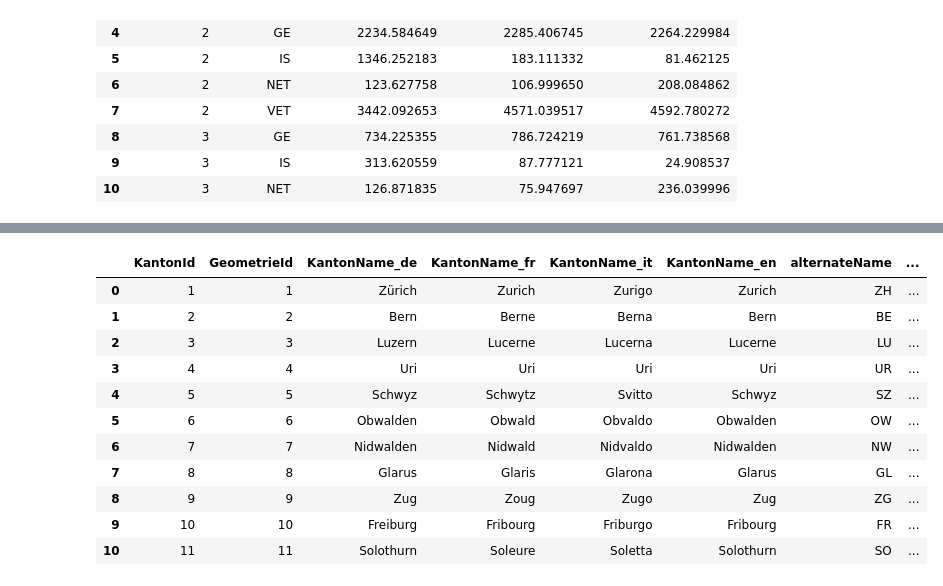
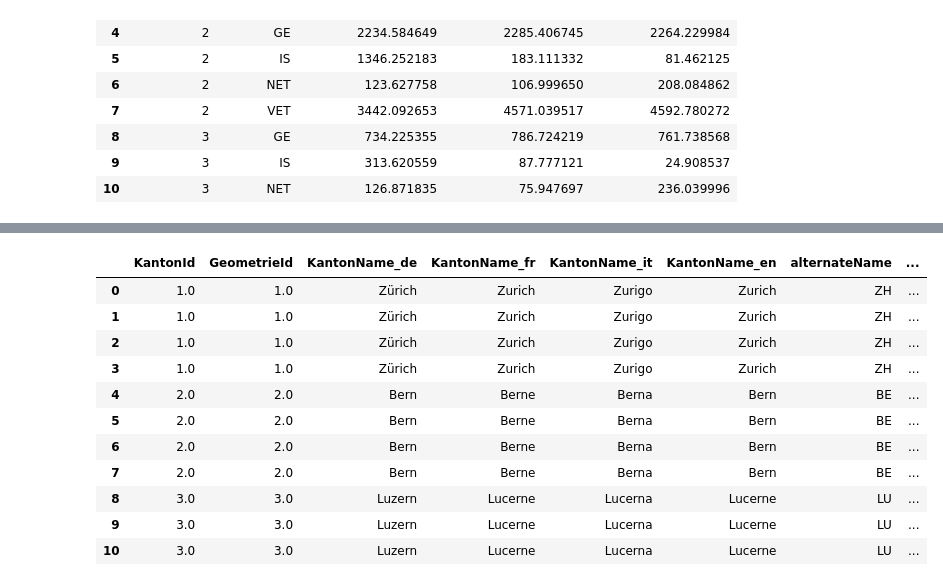
Before and after one commit to CptMeh/TREE-Visualisation, a Jupyter notebook: data/data_curration.ipynb, the cells around one changed output, grey strips where cells are left out. Saved outputs shown, nothing was run; the diff lists cells and outputs as text; code cells hidden in the pictures.

Commit message:
Data Curration

```diff
--- a/data/data_curration.ipynb
+++ b/data/data_curration.ipynb
@@ -233,22 +178,23 @@ result_df.head(11)
+# %%
+multi_index_df = final_df.set_index(['aes_canton', 'education'])
+multi_index_df.to_csv('./study-data/currated_data.csv')
 # %%
 swiss_map = gpd.read_file('./geo-data/landesforstinventar-kantone_2056.geojson')
 # %%
-
-
-map_data = swiss_map.merge(result_df, how='left', left_on='KantonId', right_on='aes_canton')
+map_data = swiss_map.merge(multi_index_df, how='right', left_on='KantonId', right_on='aes_canton')
 map_data.head(11)
 # %% [output]
 |  | KantonId | GeometrieId | KantonName_de | KantonName_fr | KantonName_it | KantonName_en | alternateName | ... |
-| 0 | 1 | 1 | Zürich | Zurich | Zurigo | Zurich | ZH | ... |
-| 1 | 2 | 2 | Bern | Berne | Berna | Bern | BE | ... |
-| 2 | 3 | 3 | Luzern | Lucerne | Lucerna | Lucerne | LU | ... |
-| 3 | 4 | 4 | Uri | Uri | Uri | Uri | UR | ... |
-| 4 | 5 | 5 | Schwyz | Schwytz | Svitto | Schwyz | SZ | ... |
-| 5 | 6 | 6 | Obwalden | Obwald | Obvaldo | Obwalden | OW | ... |
-| 6 | 7 | 7 | Nidwalden | Nidwald | Nidvaldo | Nidwalden | NW | ... |
-| 7 | 8 | 8 | Glarus | Glaris | Glarona | Glarus | GL | ... |
-| 8 | 9 | 9 | Zug | Zoug | Zugo | Zug | ZG | ... |
-| 9 | 10 | 10 | Freiburg | Fribourg | Friburgo | Fribourg | FR | ... |
-| 10 | 11 | 11 | Solothurn | Soleure | Soletta | Solothurn | SO | ... |
+| 0 | 1.0 | 1.0 | Zürich | Zurich | Zurigo | Zurich | ZH | ... |
+| 1 | 1.0 | 1.0 | Zürich | Zurich | Zurigo | Zurich | ZH | ... |
+| 2 | 1.0 | 1.0 | Zürich | Zurich | Zurigo | Zurich | ZH | ... |
+| 3 | 1.0 | 1.0 | Zürich | Zurich | Zurigo | Zurich | ZH | ... |
+| 4 | 2.0 | 2.0 | Bern | Berne | Berna | Bern | BE | ... |
+| 5 | 2.0 | 2.0 | Bern | Berne | Berna | Bern | BE | ... |
+| 6 | 2.0 | 2.0 | Bern | Berne | Berna | Bern | BE | ... |
+| 7 | 2.0 | 2.0 | Bern | Berne | Berna | Bern | BE | ... |
+| 8 | 3.0 | 3.0 | Luzern | Lucerne | Lucerna | Lucerne | LU | ... |
+| 9 | 3.0 | 3.0 | Luzern | Lucerne | Lucerna | Lucerne | LU | ... |
+| 10 | 3.0 | 3.0 | Luzern | Lucerne | Lucerna | Lucerne | LU | ... |
 # %%
 map_data.to_file('./geo-data/map_data.geojson', driver="GeoJSON")
```
Also changed, not shown: parts of 2 cells of this notebook, 2 other files.
